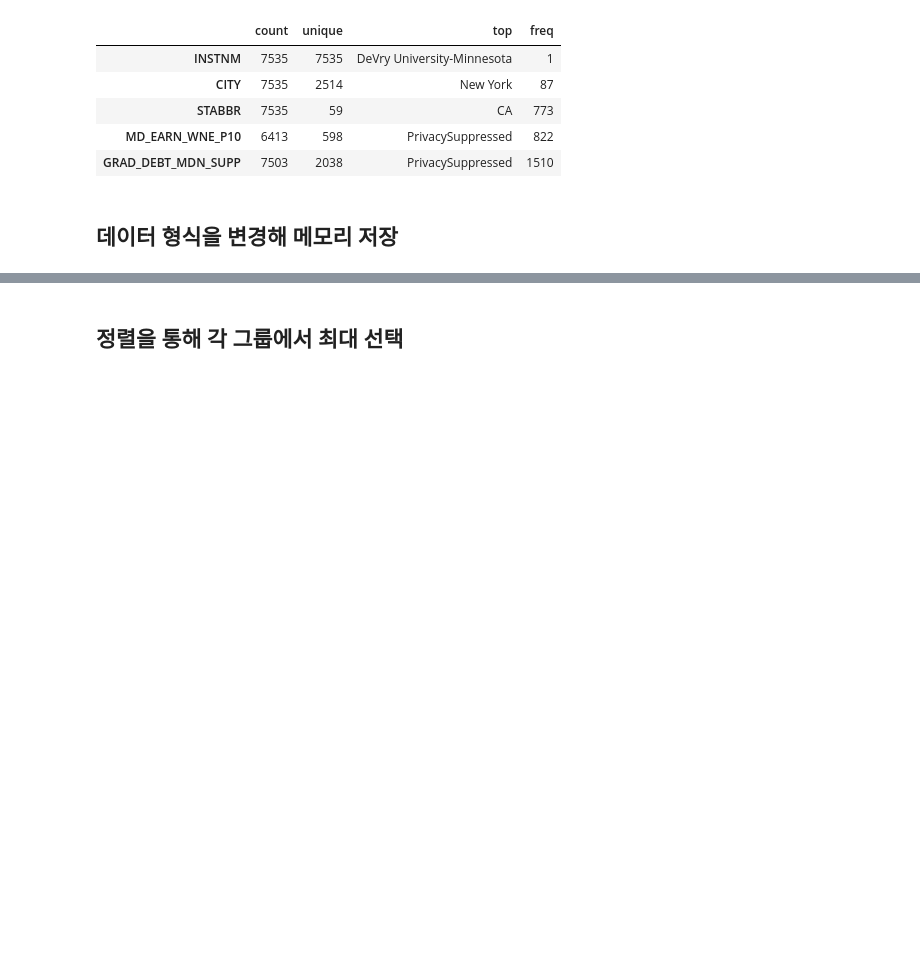
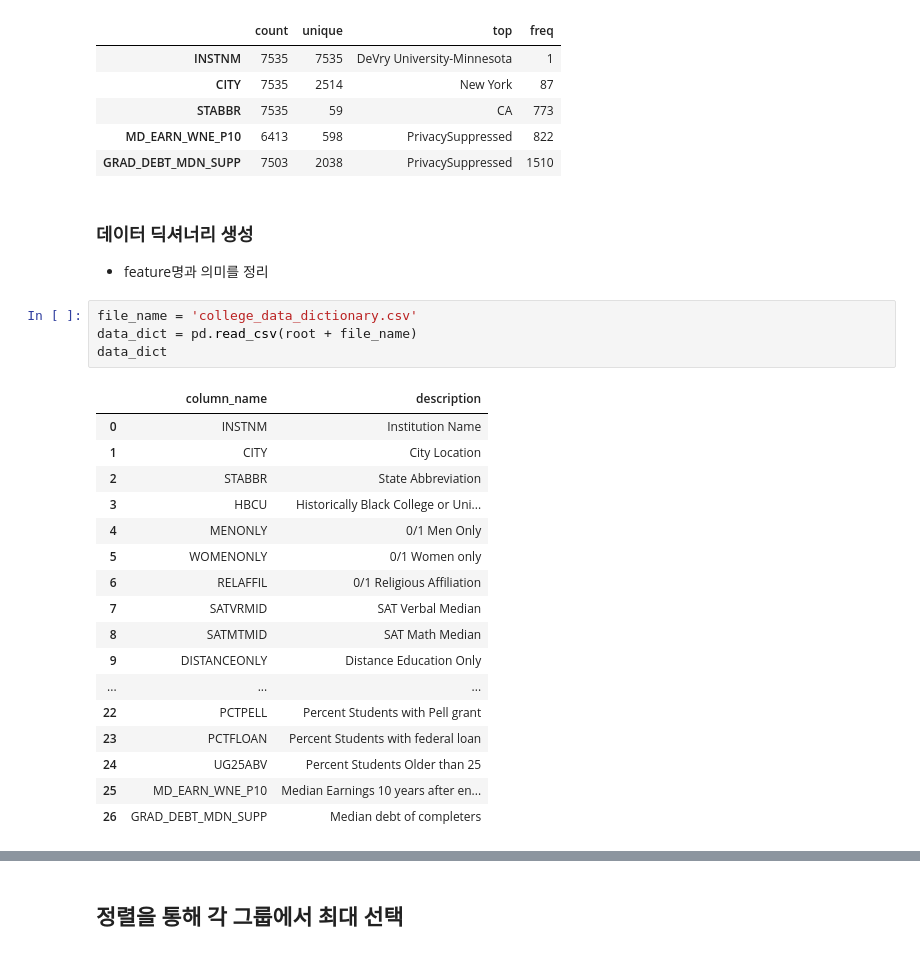
Before and after one commit to SeunghyeunBaek/TIL, a Jupyter notebook: 12_pandas_cookbook/3_data_analysis_with_pandas.ipynb, the cells around one changed output, grey strips where cells are left out. Saved outputs shown, nothing was run; the diff lists cells and outputs as text; blank space fills up the shorter version.

```diff
--- a/12_pandas_cookbook/3_data_analysis_with_pandas.ipynb
+++ b/12_pandas_cookbook/3_data_analysis_with_pandas.ipynb
@@ -76,5 +77,28 @@ None
 | STABBR | 7535 | 59 | CA | 773 |
 | MD_EARN_WNE_P10 | 6413 | 598 | PrivacySuppressed | 822 |
 | GRAD_DEBT_MDN_SUPP | 7503 | 2038 | PrivacySuppressed | 1510 |
-# %% [markdown]
-## 데이터 형식을 변경해 메모리 저장
+# %% [markdown]
+### 데이터 딕셔너리 생성
+* feature명과 의미를 정리
+# %%
+file_name = 'college_data_dictionary.csv'
+data_dict = pd.read_csv(root + file_name)
+data_dict
+# %% [output]
+|  | column_name | description |
+| 0 | INSTNM | Institution Name |
+| 1 | CITY | City Location |
+| 2 | STABBR | State Abbreviation |
+| 3 | HBCU | Historically Black College or Uni... |
+| 4 | MENONLY | 0/1 Men Only |
+| 5 | WOMENONLY | 0/1 Women only |
+| 6 | RELAFFIL | 0/1 Religious Affiliation |
+| 7 | SATVRMID | SAT Verbal Median |
+| 8 | SATMTMID | SAT Math Median |
+| 9 | DISTANCEONLY | Distance Education Only |
+| ... | ... | ... |
+| 22 | PCTPELL | Percent Students with Pell grant |
+| 23 | PCTFLOAN | Percent Students with federal loan |
+| 24 | UG25ABV | Percent Students Older than 25 |
+| 25 | MD_EARN_WNE_P10 | Median Earnings 10 years after en... |
+| 26 | GRAD_DEBT_MDN_SUPP | Median debt of completers |
```
Also changed, not shown: parts of 19 cells of this notebook.
